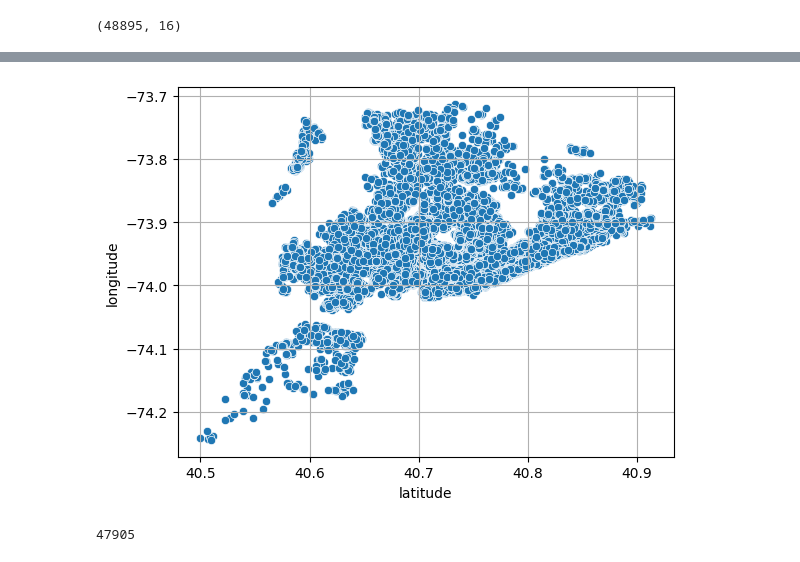
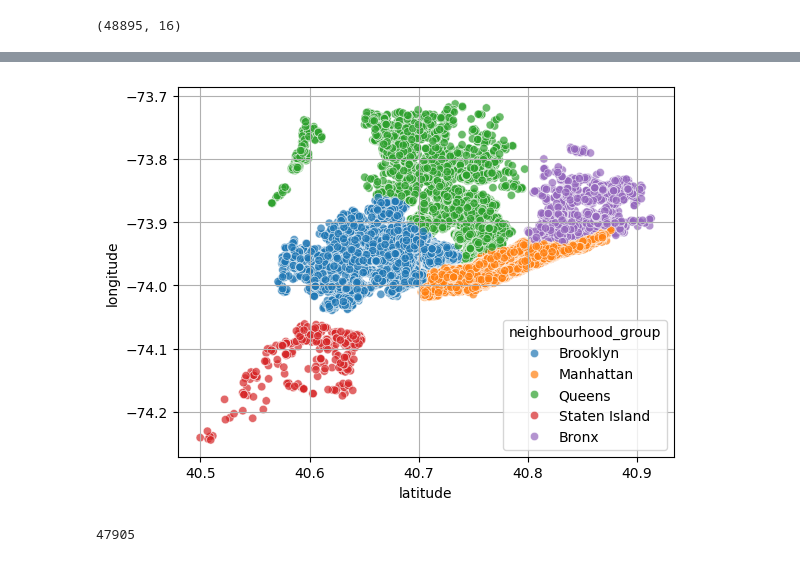
Before and after one commit to utkuseyithanoglu/utku_data-analyst, a Jupyter notebook: src/explore.ipynb, the cells around one changed output, grey strips where cells are left out. Cells and saved outputs as stored; diff of their text form; code cells hidden in the pictures.

```diff
--- a/src/explore.ipynb
+++ b/src/explore.ipynb
@@ -44,10 +44,10 @@ Data columns (total 16 columns):
 dtypes: float64(3), int64(7), object(6)
 memory usage: 6.0+ MB
 # %%
-sns.scatterplot(data=main_df,x="latitude",y="longitude")
+sns.scatterplot(data=main_df,x="latitude",y="longitude",hue='neighbourhood_group',alpha=0.7)
 plt.grid()
 # %% [output]
-[figure, old version]
+[figure, new version]
 # %%
 main_df["name"].nunique()
 # %% [output]
```
Also changed, not shown: parts of 29 cells of this notebook.
